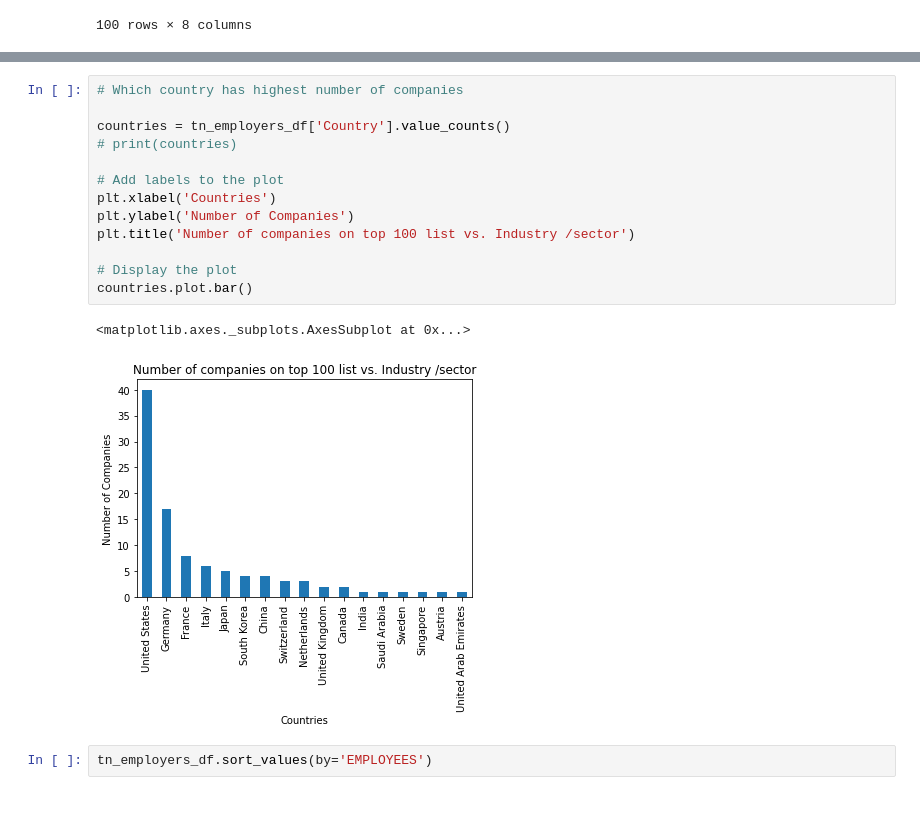
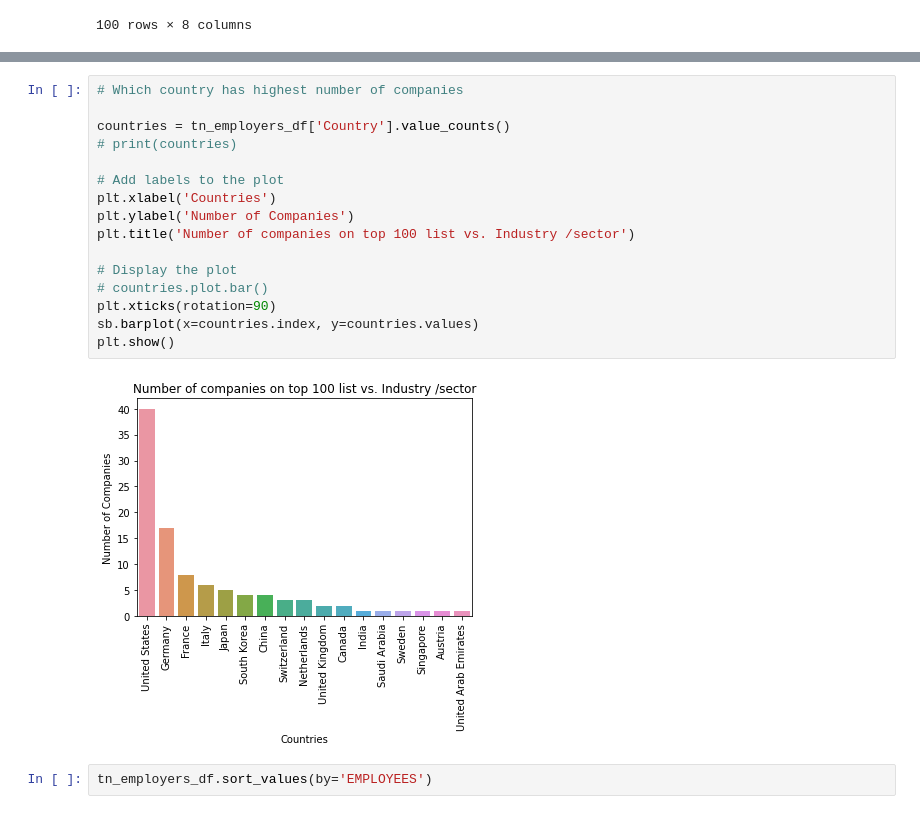
Before and after one commit to timonx11/Project-1-Demonstrasion-Group6, a Jupyter notebook: starter_code/Untitled.ipynb, the cells around one changed output, grey strips where cells are left out. Saved outputs shown, nothing was run; the diff lists cells and outputs as text.

```diff
--- a/starter_code/Untitled.ipynb
+++ b/starter_code/Untitled.ipynb
@@ -227,19 +241,21 @@ Name: INDUSTRIES, dtype: int64
 # %%
 # Which country has highest number of companies
 
 countries = tn_employers_df['Country'].value_counts()
 # print(countries)
 
 # Add labels to the plot
 plt.xlabel('Countries')
 plt.ylabel('Number of Companies')
 plt.title('Number of companies on top 100 list vs. Industry /sector')
 
 # Display the plot
-countries.plot.bar()
+# countries.plot.bar()
+plt.xticks(rotation=90)
+sb.barplot(x=countries.index, y=countries.values)
+plt.show()
 # %% [output]
-<matplotlib.axes._subplots.AxesSubplot at 0x...>
-[figure, old version]
+[figure, new version]
 # %%
 tn_employers_df.sort_values(by='EMPLOYEES')
 # %% [output]
```
Also changed, not shown: parts of 5 cells of this notebook.
